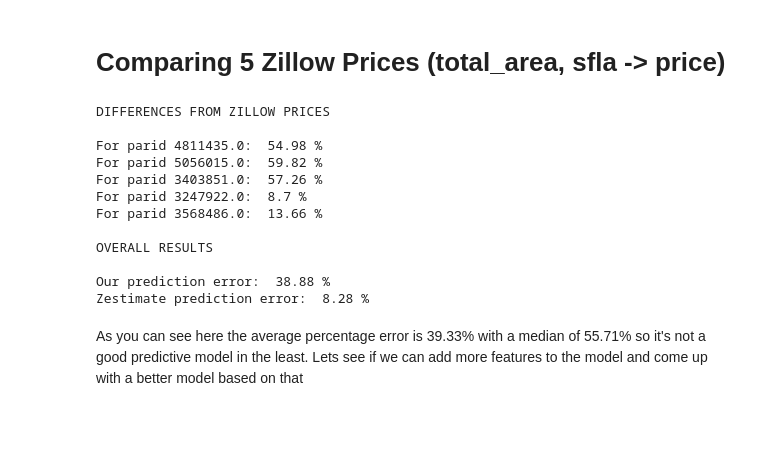
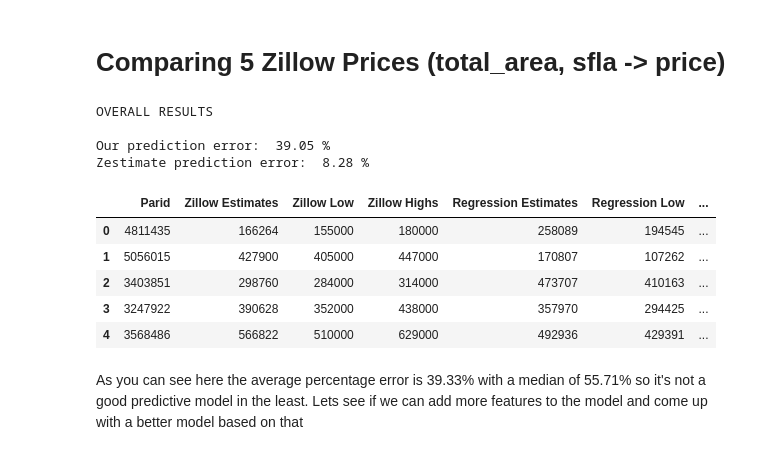
Before and after one commit to alexhendrik/volusia-parcel-analysis, a Jupyter notebook: CS540_FinalProject.ipynb, the cells around one changed output. Cells and saved outputs as stored; diff of their text form; code cells hidden in the pictures; blank space fills up the shorter version.

```diff
--- a/CS540_FinalProject.ipynb
+++ b/CS540_FinalProject.ipynb
@@ -227,46 +228,60 @@ def getZillowError(dataframe, ml, columns):
     zillowDetails3 = dataframe.loc[dataframe['parid'] == 3403851]
 
     zillowDetails4 = dataframe.loc[dataframe['parid'] == 3247922]
 
     zillowDetails5 = dataframe.loc[dataframe['parid'] == 3568486]
 
+    zillowIds = [4811435, 5056015, 3403851, 3247922, 3568486]
     zillowRows =    [zillowDetails1,    zillowDetails2,     zillowDetails3,     zillowDetails4,     zillowDetails5]
     zillowPrices =  [166264,            427900,             298760,             390628,             566822]
     zillowErrorMargins = [8.26, 4.93, 5.10, 12.12, 10.97]
+    zillowUppers = [180000, 447000, 314000, 438000, 629000]
+    zillowLowers = [155000, 405000, 284000, 352000, 510000]
 
     zillowAverageError = sum(zillowErrorMargins) / len(zillowErrorMargins)
 
-    print("DIFFERENCES FROM ZILLOW PRICES\n")
-    # multi family parid=3521706 or parid=3524047
+    regressionMSE = math.sqrt(mean_squared_error(Y_test, ml.predict(x_test)))
+    regressionPrices = []
+    regressionUppers = []
+    regressionLowers = []
 
     estimateErrorMargins = []
 
     for i in range(len(zillowRows)):
-        estimateError = round(float(abs(((ml.predict(zillowRows[i][columns])) - zillowPrices[i]))/zillowPrices[i] * 100), 2)
+        regressionPrediction = ml.predict(zillowRows[i][columns])
+
+        regressionPrices.append(int(regressionPrediction))
+        regressionUppers.append(int(regressionPrediction + regressionMSE))
+        regressionLowers.append(int(regressionPrediction - regressionMSE))
+
+        estimateError = round(float(abs(regressionPrediction - zillowPrices[i])/zillowPrices[i] * 100), 2)
         estimateErrorMargins.append(estimateError)
-        print("For parid {0}: ".format(zillowRows[i]['parid'].item()), estimateError, '%')
 
     estimateAverageError = sum(estimateErrorMargins) / len(estimateErrorMargins)
+
+    d = {'Parid': zillowIds, 'Zillow Estimates': zillowPrices, 'Zillow Low': zillowLowers, 'Zillow Highs': zillowUppers, 'Regression Estimates': regressionPrices, 'Regression Low': regressionLowers, 'Regression High': regressionUppers}
+
+    resultDf = pd.DataFrame(data=d)
 
     print('\nOVERALL RESULTS')
 
     print('\nOur prediction error: ', round(estimateAverageError, 2), '%')
     print('Zestimate prediction error: ', round(zillowAverageError, 2), '%')
 
+    return resultDf
+
 getZillowError(df, model, ['total_area', 'sfla'])
 # %% [output]
-DIFFERENCES FROM ZILLOW PRICES
-
-For parid 4811435.0:  54.98 %
-For parid 5056015.0:  59.82 %
-For parid 3403851.0:  57.26 %
-For parid 3247922.0:  8.7 %
-For parid 3568486.0:  13.66 %
-
 OVERALL RESULTS
 
-Our prediction error:  38.88 %
+Our prediction error:  39.05 %
 Zestimate prediction error:  8.28 %
+|  | Parid | Zillow Estimates | Zillow Low | Zillow Highs | Regression Estimates | Regression Low | ... |
+| 0 | 4811435 | 166264 | 155000 | 180000 | 258089 | 194545 | ... |
+| 1 | 5056015 | 427900 | 405000 | 447000 | 170807 | 107262 | ... |
+| 2 | 3403851 | 298760 | 284000 | 314000 | 473707 | 410163 | ... |
+| 3 | 3247922 | 390628 | 352000 | 438000 | 357970 | 294425 | ... |
+| 4 | 3568486 | 566822 | 510000 | 629000 | 492936 | 429391 | ... |
 # %% [markdown]
 As you can see here the average percentage error is 39.33%  with a median of 55.71% so it's not a good predictive model in the least. Lets see if we can add more features to the model and come up with a better model based on that
 # %% [markdown]
```
Also changed, not shown: parts of 16 cells of this notebook.
